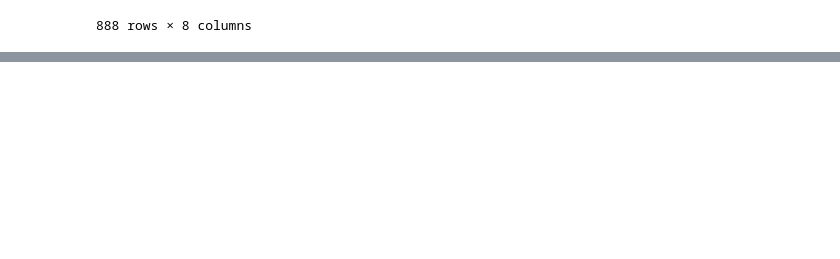
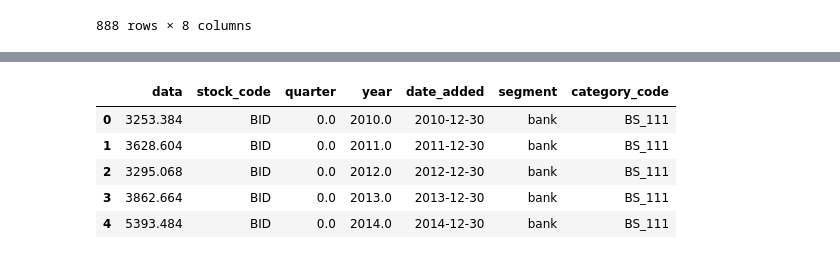
Before and after one commit to hung20gg/forecast-agent, a Jupyter notebook: data_collection/financial_statement/transform/check.ipynb, the cells around one changed output, grey strips where cells are left out. Cells and saved outputs as stored; diff of their text form; code cells hidden in the pictures; blank space fills up the shorter version.

Commit message:
data + mcp v0.2. Now have 3 version: cpu, gpu and macos

```diff
--- a/data_collection/financial_statement/transform/check.ipynb
+++ b/data_collection/financial_statement/transform/check.ipynb
@@ -127,0 +231,4 @@ df[df['category_code'] == 'IS_090']
+# %%
+import pandas as pd
+
+df = pd.read_parquet('../../data/financial_statement_v3.parquet')
@@ -127,0 +246,9 @@ df[df['category_code'] == 'IS_090']
+# %%
+df.head()
+# %% [output]
+|  | data | stock_code | quarter | year | date_added | segment | category_code |
+| 0 | 3253.384 | BID | 0.0 | 2010.0 | 2010-12-30 | bank | BS_111 |
+| 1 | 3628.604 | BID | 0.0 | 2011.0 | 2011-12-30 | bank | BS_111 |
+| 2 | 3295.068 | BID | 0.0 | 2012.0 | 2012-12-30 | bank | BS_111 |
+| 3 | 3862.664 | BID | 0.0 | 2013.0 | 2013-12-30 | bank | BS_111 |
+| 4 | 5393.484 | BID | 0.0 | 2014.0 | 2014-12-30 | bank | BS_111 |
```
Also changed, not shown: parts of 9 cells of this notebook, 18 other files.
